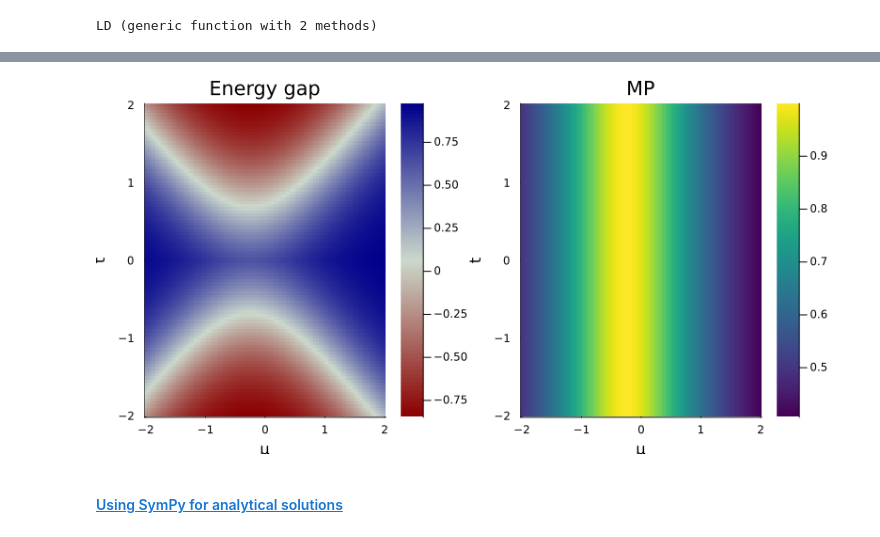
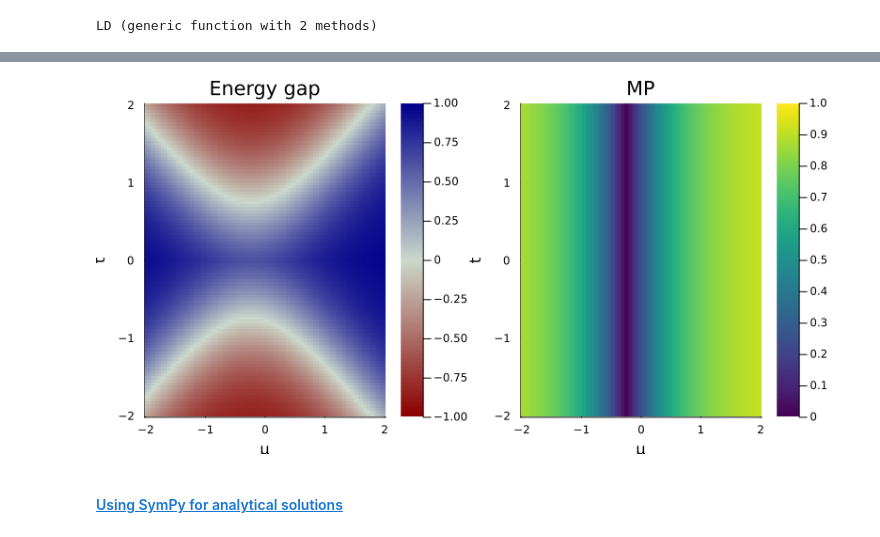
Before and after one commit to cvsvensson/QuantumDots.jl, a Jupyter notebook: examples/pmm_notebook.jl.ipynb, the cells around one changed output, grey strips where cells are left out. Saved outputs shown, nothing was run; the diff lists cells and outputs as text; code cells hidden in the pictures.

```diff
--- a/examples/pmm_notebook.jl.ipynb
+++ b/examples/pmm_notebook.jl.ipynb
@@ -356,7 +353,7 @@ LD_R &=  \| \operatorname{Tr}_{R^c}[\delta\rho] \|
 # %%
 function LD(ψₒ, ψₑ, R, c=c)
     δρ = ψₒ*ψₒ' - ψₑ*ψₑ'
-    norm(reduced_density_matrix(δρ, R, c))
+    norm(reduced_density_matrix(δρ, R, c), 1)
 end
 # %% [output]
 LD (generic function with 2 methods)
@@ -381,9 +384,9 @@ data = [fullsolve(μ, t, 1.0, 0.5) for μ in μs, t in ts];
 # %%
-p1 = heatmap(μs, ts, map(x -> tanh(x.gap), data)', xlabel="μ", ylabel="t", title="Energy gap", c=:redsblues, colorrange=(-1, 1))
-p2 = heatmap(μs, ts, map(x -> x.mp, data)', xlabel="μ", ylabel="t", title="MP", c=:viridis, colorrange=(0, 1))
+p1 = heatmap(μs, ts, map(x -> tanh(x.gap), data)', xlabel="μ", ylabel="t", title="Energy gap", c=:redsblues, clims=(-1, 1))
+p2 = heatmap(μs, ts, map(x -> x.ld, data)', xlabel="μ", ylabel="t", title="MP", c=:viridis, clims=(0, 1))
 fig = plot(p1, p2, size=400 .* (2, 1))
 # %% [output]
-[figure, old version]
+[figure, new version]
 # %% [markdown]
 #### <a id='toc1_1_2_3_'></a>[Using SymPy for analytical solutions](#toc0_)
 # %%
```
Also changed, not shown: parts of 9 cells of this notebook, 2 other files.
